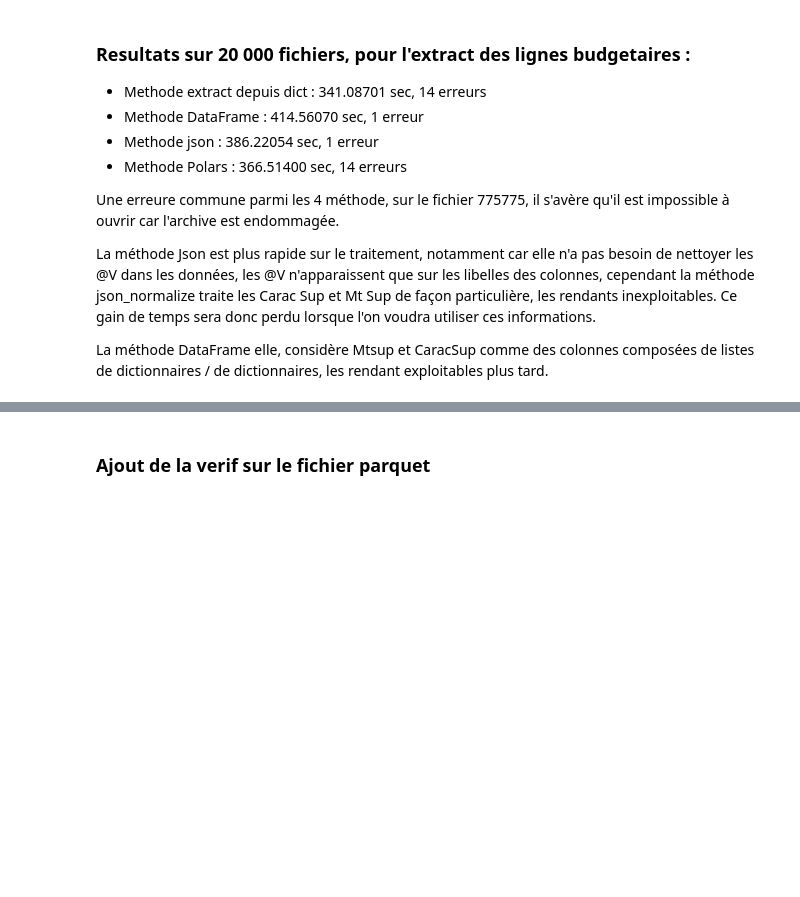
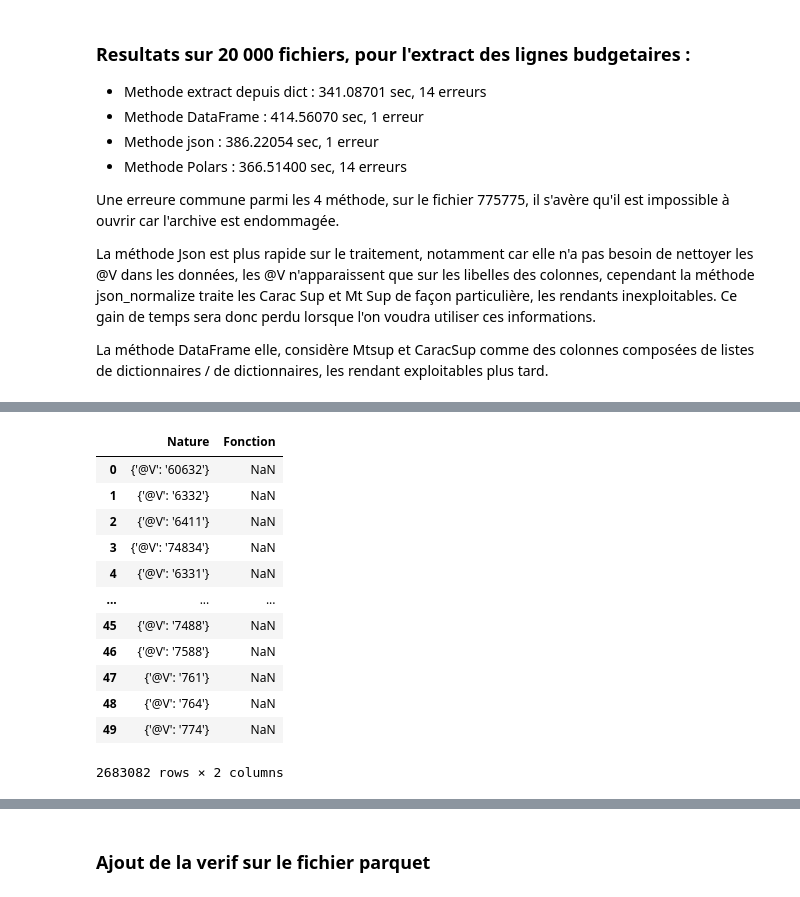
Before and after one commit to Verzocchia/ETL_Lignes_Budget_EV, a Jupyter notebook: test_renouveau.ipynb, the cells around one changed output, grey strips where cells are left out. Saved outputs shown, nothing was run; the diff lists cells and outputs as text; code cells hidden in the pictures; blank space fills up the shorter version.

```diff
--- a/test_renouveau.ipynb
+++ b/test_renouveau.ipynb
@@ -267,0 +375,17 @@ La méthode DataFrame elle, considère Mtsup et CaracSup comme des colonnes comp
+# %%
+dft3 = dfm2[['Nature', 'Fonction']]
+dft3
+# %% [output]
+|  | Nature | Fonction |
+| 0 | {'@V': '60632'} | NaN |
+| 1 | {'@V': '6332'} | NaN |
+| 2 | {'@V': '6411'} | NaN |
+| 3 | {'@V': '74834'} | NaN |
+| 4 | {'@V': '6331'} | NaN |
+| ... | ... | ... |
+| 45 | {'@V': '7488'} | NaN |
+| 46 | {'@V': '7588'} | NaN |
+| 47 | {'@V': '761'} | NaN |
+| 48 | {'@V': '764'} | NaN |
+| 49 | {'@V': '774'} | NaN |
+2683082 rows × 2 columns
```
Also changed, not shown: parts of 37 cells of this notebook.
